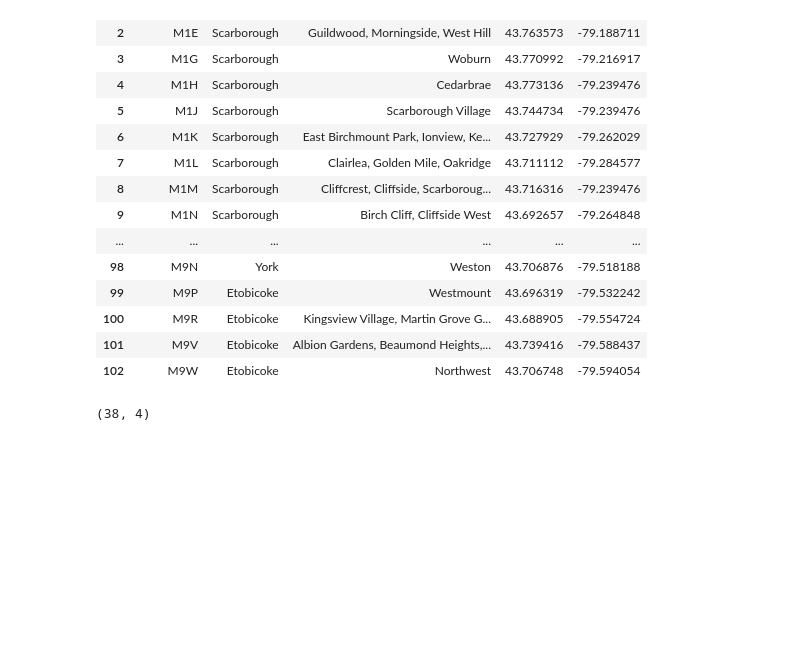
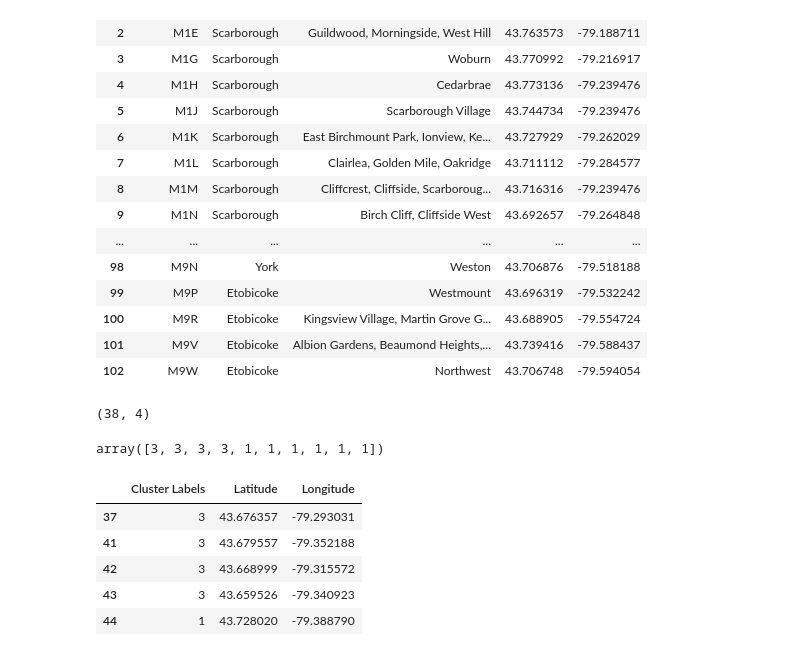
Before and after one commit to gongadzem/Coursera_Capstone, a Jupyter notebook: assignment3.ipynb, the cells around one changed output. Cells and saved outputs as stored; diff of their text form; code cells hidden in the pictures; blank space fills up the shorter version.

```diff
--- a/assignment3.ipynb
+++ b/assignment3.ipynb
@@ -95,3 +97,26 @@ toronto_df = toronto_df.drop('PostalCode', axis=1)
 toronto_df.shape
 # %% [output]
 (38, 4)
+# %%
+# set number of clusters
+kclusters = 5
+
+toronto_grouped_clustering = toronto_df.drop(columns = ['Neighborhood','Borough'])
+
+# run k-means clustering
+kmeans = KMeans(n_clusters=kclusters, random_state=0).fit(toronto_grouped_clustering)
+
+# check cluster labels generated for each row in the dataframe
+kmeans.labels_[0:10]
+# %% [output]
+array([3, 3, 3, 3, 1, 1, 1, 1, 1, 1])
+# %%
+toronto_grouped_clustering.insert(0, 'Cluster Labels', kmeans.labels_)
+toronto_grouped_clustering.head()
+# %% [output]
+|  | Cluster Labels | Latitude | Longitude |
+| 37 | 3 | 43.676357 | -79.293031 |
+| 41 | 3 | 43.679557 | -79.352188 |
+| 42 | 3 | 43.668999 | -79.315572 |
+| 43 | 3 | 43.659526 | -79.340923 |
+| 44 | 1 | 43.728020 | -79.388790 |
```
Also changed, not shown: parts of 3 cells of this notebook.
